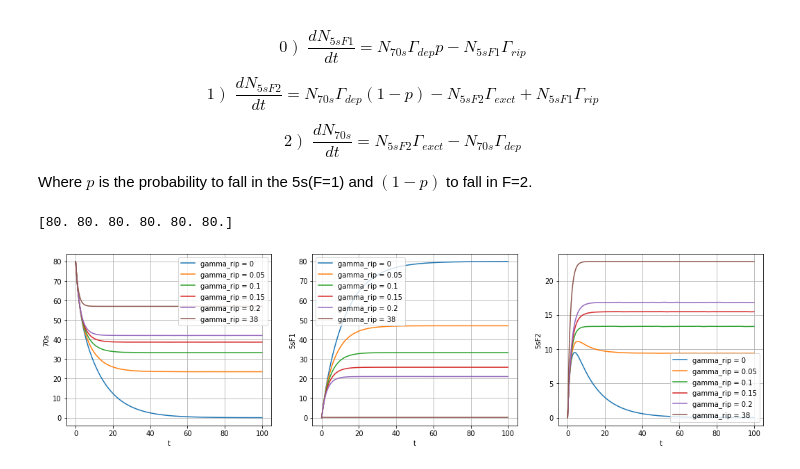
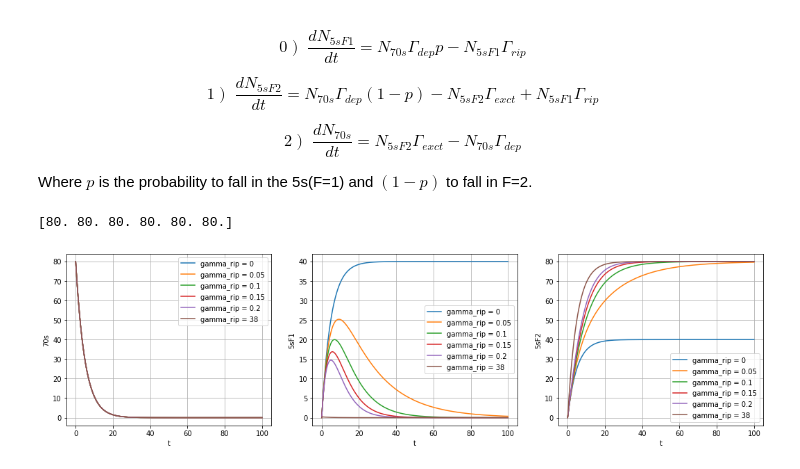
Before and after one commit to Valerio-Amico/Lab-Rydberg, a Jupyter notebook: rates_simulations/dep_exct_3_levels.ipynb, the cells around one changed output. Drawn from its saved outputs; the diff is of its cells as text; code cells hidden in the pictures.

```diff
--- a/rates_simulations/dep_exct_3_levels.ipynb
+++ b/rates_simulations/dep_exct_3_levels.ipynb
@@ -33,7 +33,7 @@ Where $p$ is the probability to fall in the 5s(F=1) and $(1-p)$ to fall in F=2.
 # %%
 # rates expressed in Mhz
 
-gamma_exct = 0.5
+gamma_exct = 0
 gamma_depumping = 0.2
 prob = 0.5
 initial_N_5sF2 = 80
@@ -52,31 +52,31 @@ for gamma_ripump in gamma_ripump_range:
 
     F = lambda t, s: np.dot(equations, s)
 
     t_eval = np.arange(0, 100, 0.01)
     sol = solve_ivp(F, [0, 100], [0, 0, initial_N_5sF2], t_eval=t_eval)
 
     results["5sF1"].append(sol.y.T[:, 0])
     results["5sF2"].append(sol.y.T[:, 1])
     results["70s"].append(sol.y.T[:, 2])
 
 
 plt.figure(figsize = (18, 10))
 final_tot_atoms = np.zeros(len(gamma_ripump_range))
 
 for j, level_plotted in enumerate(results.keys()):
 
     k = 231+j
     plt.subplot(k)
     for i, sol in enumerate(results[level_plotted]):
         plt.plot(t_eval, sol, label=f"gamma_rip = {gamma_ripump_range[i]}")
         final_tot_atoms[i]+=sol[-1]
     plt.xlabel('t')
     plt.ylabel(level_plotted)
     plt.legend()
 
     plt.grid()
 
 print(final_tot_atoms)
 # %% [output]
 [80. 80. 80. 80. 80. 80.]
-[figure, old version]
+[figure, new version]
```
Also changed, not shown: 5 other files.
